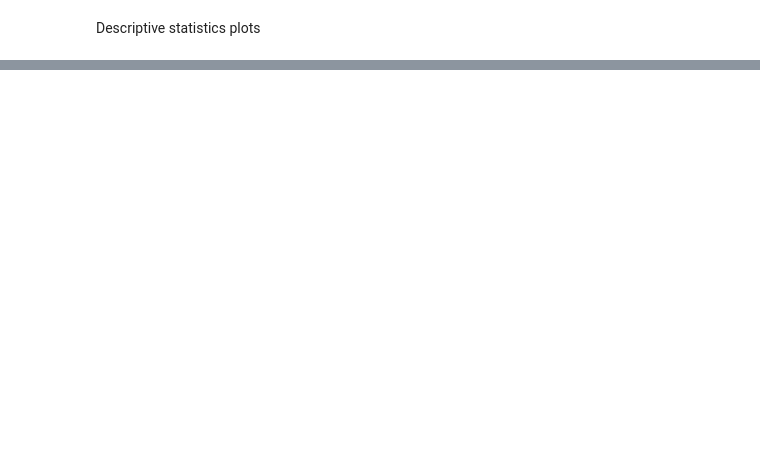
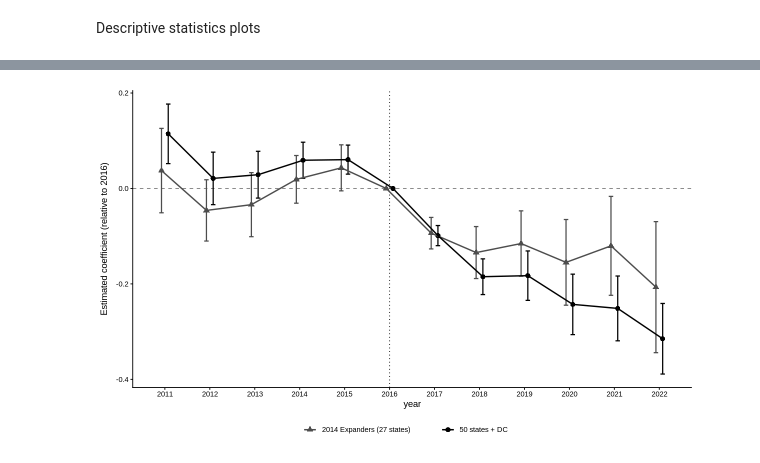
Before and after one commit to blacktreeM/ar_medicaid, a Jupyter notebook: ar_med.ipynb, the cells around one changed output, grey strips where cells are left out. Cells and saved outputs as stored; diff of their text form; code cells hidden in the pictures; blank space fills up the shorter version.

```diff
--- a/ar_med.ipynb
+++ b/ar_med.ipynb
@@ -181,0 +202,19 @@ ggsave('plot_medicaid.png', height = 4, width = 7)
+# %%
+all_states = c(state.abb, "DC")
+late <- c(
+  "PA", "IN", "AK",        # Expanded in 2015
+  "MT", "LA",              # Expanded in 2016
+  "ME", "VA",              # Expanded in 2019
+  "ID", "NE", "UT",        # Expanded in 2020
+  "MO", "OK",              # Expanded in 2021
+  "SD", "NC"               # Expanded in 2023
+)
+never <- c("AL", "FL", "GA", "KS", "MS", "SC", "TN", "TX", "WY", 'WI')
+donor_pool_states = setdiff(all_states, late); length(donor_pool_states)
+donor_pool_states = setdiff(donor_pool_states, never); length(donor_pool_states)
+data = data %>% mutate(treat = ifelse(state_name=='AR' & year>=2017, 1, 0),
+                       ar = ifelse(state_name=='AR', 1, 0),
+                       time_to_treat = year - 2017,
+                       log_median = log(median)) %>%
+  filter(year < 2023); table(data$treat, data$year) ## drop 2023 because credit bureau changed policy
+data14 = data %>% filter(state_name %in% donor_pool_states)
@@ -181,0 +361,32 @@ ggsave('plot_medicaid.png', height = 4, width = 7)
+# %%
+median_all <- feols(log_median ~ i(time_to_treat, ar, ref = -1) +
+                     state_unemp + log_income + state_poverty + pop_share + young + old | year + state,
+                   cluster = ~state, data = data, weights = ~age3049)
+median_14 <- feols(log_median ~ i(time_to_treat, ar, ref = -1) +
+                    state_unemp + log_income + state_poverty + pop_share + young + old | year + state,
+                  cluster = ~state, data = data14, weights = ~age3049)
+event_median <- data.frame(beta = c(median_all$coefficients[1:5], 0, median_all$coefficients[6:11]),
+  se   = c(median_all$se[1:5], 0, median_all$se[6:11]), year = 2011:2022)
+event_median14 <- data.frame(beta = c(median_14$coefficients[1:5], 0, median_14$coefficients[6:11]),
+  se   = c(median_14$se[1:5], 0, median_14$se[6:11]), year = 2011:2022)
+median_event_data <- bind_rows(event_median %>% mutate(Specification = "50 states + DC"),
+  event_median14 %>% mutate(Specification = "2014 Expanders (27 states)"))
+ggplot(median_event_data, aes(x = year, y = beta, color = Specification, shape = Specification)) +
+  theme_classic() +
+  geom_hline(yintercept = 0, linetype = "dashed", color = "gray50", linewidth = 0.5) +
+  geom_vline(xintercept = 2016, linetype = "dotted", color = "black", linewidth = 0.5) +
+  geom_errorbar(aes(ymin = beta - 1.96 * se, ymax = beta + 1.96 * se),
+                width = 0.2, linewidth = 0.7, position = position_dodge(width = 0.3)) +
+  geom_point(size = 2.5, position = position_dodge(width = 0.3)) +
+  geom_line(aes(group = Specification), linewidth = 0.8, position = position_dodge(width = 0.3)) +
+  labs(y = "Estimated coefficient (relative to 2016)", color = NULL, shape = NULL) +
+  scale_x_continuous(breaks = 2011:2022) +
+  scale_color_manual(values = c("50 states + DC" = "black",
+                                "2014 Expanders (27 states)" = "grey30")) +
+  scale_shape_manual(values = c("50 states + DC" = 16,
+                                "2014 Expanders (27 states)" = 17)) +
+  theme(legend.position = "bottom",
+    legend.title = element_blank(),
+    axis.text = element_text(color = "black")); ggsave('plot_event_median.png', height = 4, width = 7)
+# %% [output]
+[figure, added]
```
Also changed, not shown: parts of 15 cells of this notebook.
